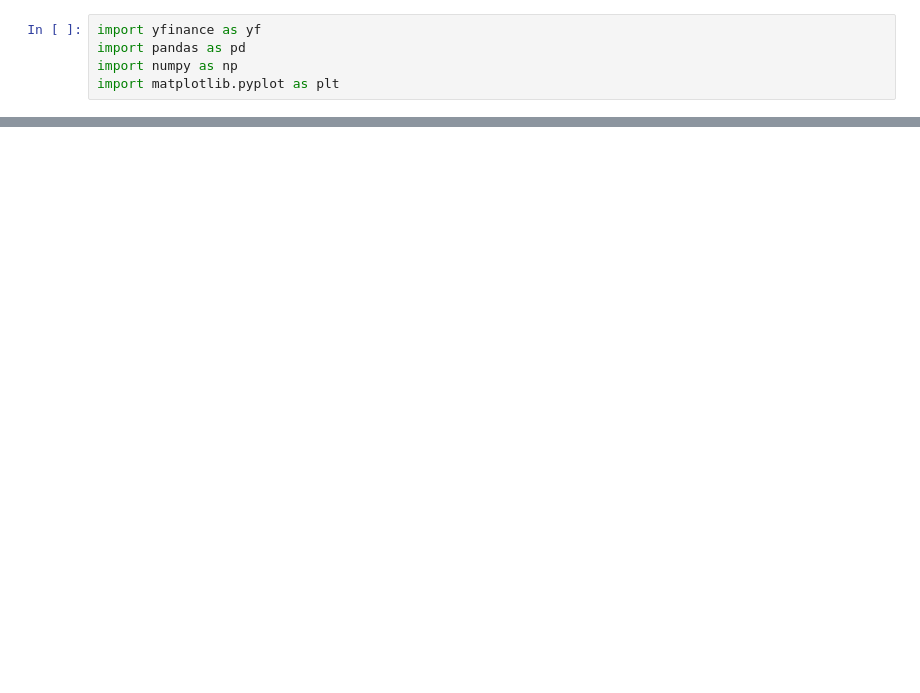
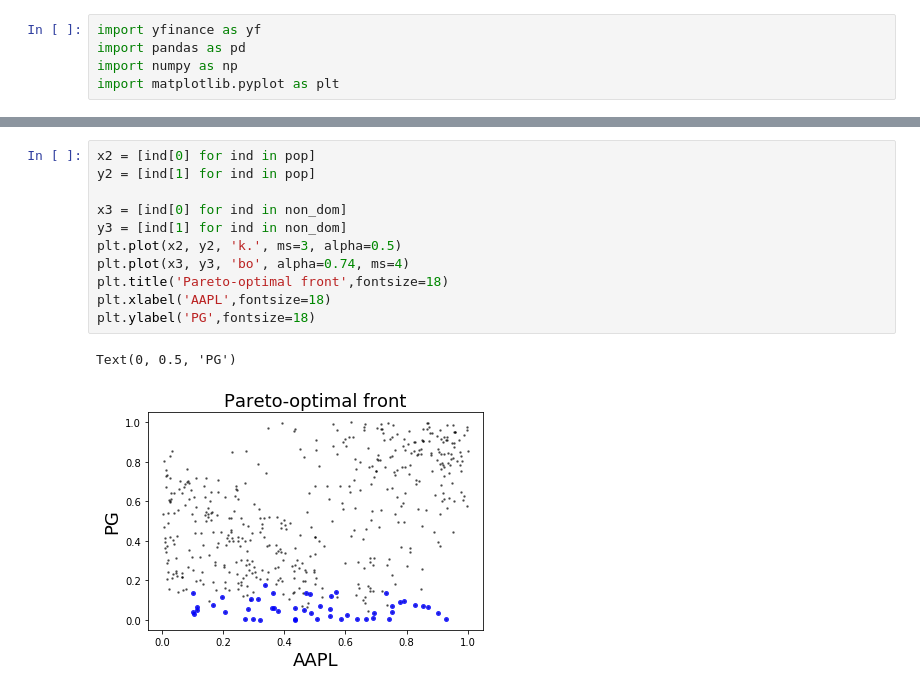
Before and after one commit to mikhailgaerlan/Portfolio-Efficient-Frontier, a Jupyter notebook: Efficient Frontier.ipynb, the cells around one changed output, grey strips where cells are left out. Saved outputs shown, nothing was run; the diff lists cells and outputs as text; blank space fills up the shorter version.

```diff
--- a/Efficient Frontier.ipynb
+++ b/Efficient Frontier.ipynb
@@ -47,0 +197,14 @@ plt.plot(x,y)
+# %%
+x2 = [ind[0] for ind in pop]
+y2 = [ind[1] for ind in pop]
+
+x3 = [ind[0] for ind in non_dom]
+y3 = [ind[1] for ind in non_dom]
+plt.plot(x2, y2, 'k.', ms=3, alpha=0.5)
+plt.plot(x3, y3, 'bo', alpha=0.74, ms=4)
+plt.title('Pareto-optimal front',fontsize=18)
+plt.xlabel('AAPL',fontsize=18)
+plt.ylabel('PG',fontsize=18)
+# %% [output]
+Text(0, 0.5, 'PG')
+[figure, added]
```
Also changed, not shown: parts of 15 cells of this notebook, 3 other files.
